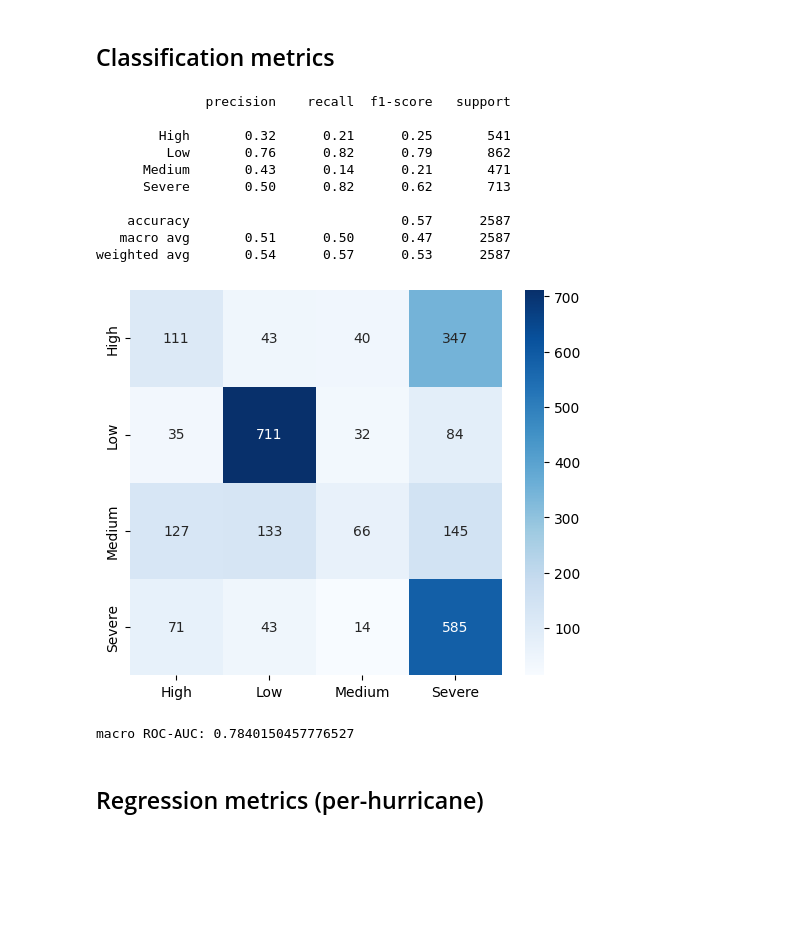
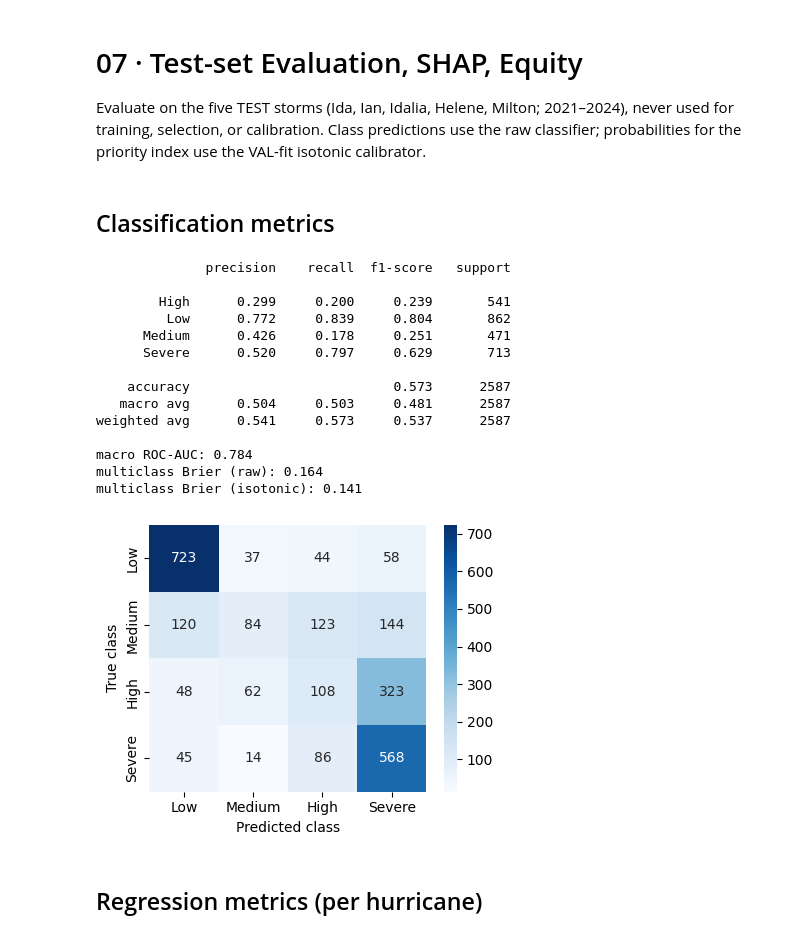
Before and after one commit to aneessaheba/hurricane-food-relief-ml, a Jupyter notebook: notebooks/07_evaluation_and_shap.ipynb, the cells around one changed output. Saved outputs shown, nothing was run; the diff lists cells and outputs as text; code cells hidden in the pictures; blank space fills up the shorter version.

```diff
--- a/notebooks/07_evaluation_and_shap.ipynb
+++ b/notebooks/07_evaluation_and_shap.ipynb
@@ -5,3 +1,7 @@ Evaluate best models on the TEST split (Ida 2021 + Ian 2022 — NEVER seen durin
+# %% [markdown]
+# 07 · Test-set Evaluation, SHAP, Equity
+
+Evaluate on the five TEST storms (Ida, Ian, Idalia, Helene, Milton; 2021–2024), never used for training, selection, or calibration. Class predictions use the raw classifier; probabilities for the priority index use the VAL-fit isotonic calibrator.
 # %%
 import sys, os
 from pathlib import Path
@@ -20,38 +20,51 @@ PROC = DATA_PATHS['processed']; MODELS = DATA_PATHS['models']
 OUT = DATA_PATHS['outputs']
 # %%
 import joblib, shap
-from sklearn.metrics import classification_report, confusion_matrix, roc_auc_score
+from sklearn.metrics import (classification_report, confusion_matrix, roc_auc_score,
+                             mean_squared_error, mean_absolute_error, r2_score)
 from src.evaluation import equity_audit, svi_quartile, shap_mean_abs_by_group
 pkg = joblib.load(MODELS / 'best_classifier.pkl')
-pipe, le, features = pkg['pipe'], pkg['label_encoder'], pkg['features']
-df = pd.read_csv(PROC / 'abt_with_clusters.csv', dtype={'zip_code': str}).dropna(subset=[TARGET_CLASS_COL])
-te = df[df['train_test_split']=='TEST'].copy()
+pipe, calibrator, le, features = pkg['pipe'], pkg['calibrator'], pkg['label_encoder'], pkg['features']
+df = pd.read_csv(PROC / 'abt.csv', dtype={'zip_code': str}).dropna(subset=[TARGET_CLASS_COL])
+# reset_index: notebook 08 and the dashboard rely on this exact TEST row order
+te = df[df['train_test_split'] == 'TEST'].reset_index(drop=True)
 Xte = te[features]; yte = le.transform(te[TARGET_CLASS_COL])
 # %% [markdown]
 ## Classification metrics
+# %%
+pred = pipe.predict(Xte)
+proba, proba_cal = pipe.predict_proba(Xte), calibrator.predict_proba(Xte)
+print(classification_report(yte, pred, target_names=le.classes_, digits=3, zero_division=0))
+onehot = np.eye(len(le.classes_))[yte]
+print('macro ROC-AUC:', round(roc_auc_score(onehot, proba, average='macro'), 3))
+for tag, p in [('raw', proba), ('isotonic', proba_cal)]:
+    print(f'multiclass Brier ({tag}):', round(((p - onehot) ** 2).mean(), 3))
+# %% [output]
+              precision    recall  f1-score   support
+
+        High      0.299     0.200     0.239       541
+         Low      0.772     0.839     0.804       862
+      Medium      0.426     0.178     0.251       471
+      Severe      0.520     0.797     0.629       713
+
+    accuracy                          0.573      2587
+   macro avg      0.504     0.503     0.481      2587
+weighted avg      0.541     0.573     0.537      2587
+
+macro ROC-AUC: 0.784
+multiclass Brier (raw): 0.164
+multiclass Brier (isotonic): 0.141
 # %%
-pred = pipe.predict(Xte); proba = pipe.predict_proba(Xte)
-print(classification_report(yte, pred, target_names=le.classes_, zero_division=0))
-cm = confusion_matrix(yte, pred)
-fig, ax = plt.subplots(figsize=(6,5))
-sns.heatmap(cm, annot=True, fmt='d', cmap='Blues', xticklabels=le.classes_, yticklabels=le.classes_)
-plt.savefig(OUT / 'test_confusion.png', dpi=150); plt.show()
-# ROC AUC one-vs-rest
-print('macro ROC-AUC:', roc_auc_score(pd.get_dummies(yte), proba, multi_class='ovr'))
+order = [list(le.classes_).index(c) for c in SEVERITY_LABELS]  # Low -> Severe
+cm = confusion_matrix(yte, pred)[np.ix_(order, order)]
+fig, ax = plt.subplots(figsize=(4.2, 3.4))
+sns.heatmap(cm, annot=True, fmt='d', cmap='Blues', xticklabels=SEVERITY_LABELS,
+            yticklabels=SEVERITY_LABELS, ax=ax)
+ax.set_xlabel('Predicted class'); ax.set_ylabel('True class')
+plt.tight_layout(); plt.savefig(OUT / 'test_confusion.png', dpi=300); plt.show()
 # %% [output]
-              precision    recall  f1-score   support
-
-        High       0.32      0.21      0.25       541
-         Low       0.76      0.82      0.79       862
-      Medium       0.43      0.14      0.21       471
-      Severe       0.50      0.82      0.62       713
-
-    accuracy                           0.57      2587
-   macro avg       0.51      0.50      0.47      2587
-weighted avg       0.54      0.57      0.53      2587
-[figure, old version]
+[figure, new version]
-macro ROC-AUC: 0.7840150457776527
 # %% [markdown]
-## Regression metrics (per-hurricane)
+## Regression metrics (per hurricane)
 # %%
 pkgR = joblib.load(MODELS / 'best_regressor.pkl')
```
Also changed, not shown: parts of 11 cells of this notebook, 16 other files.
